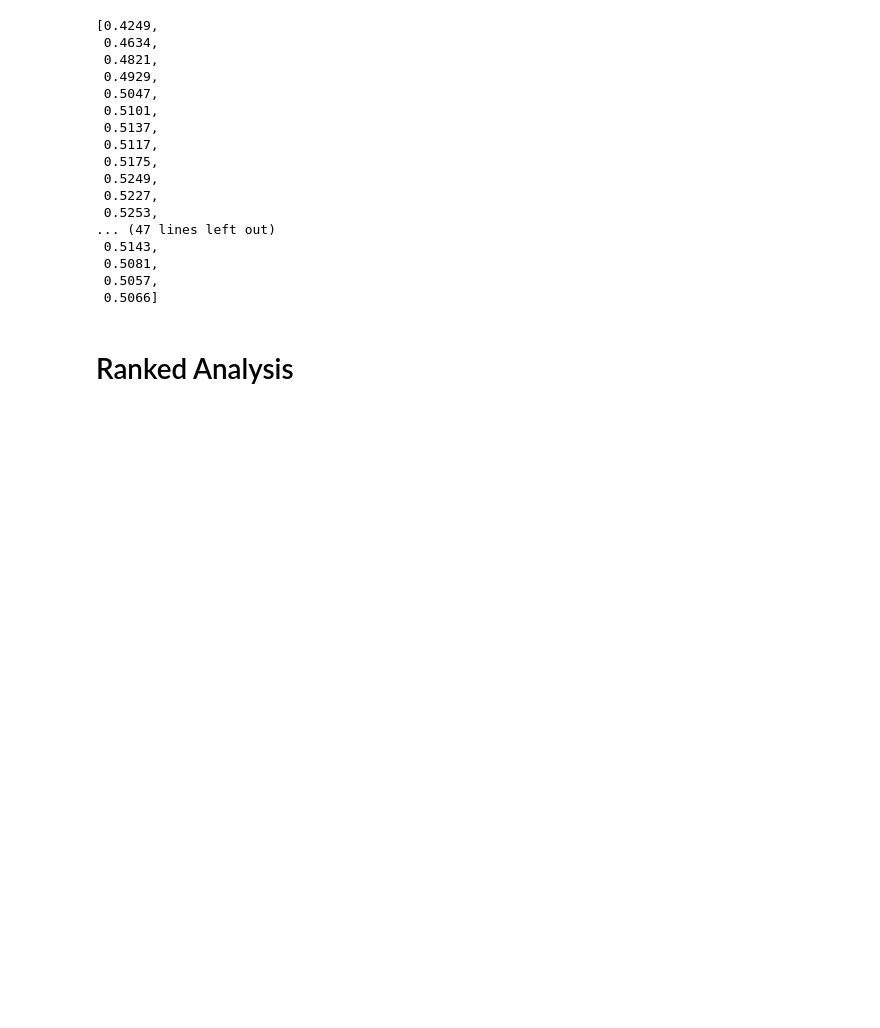
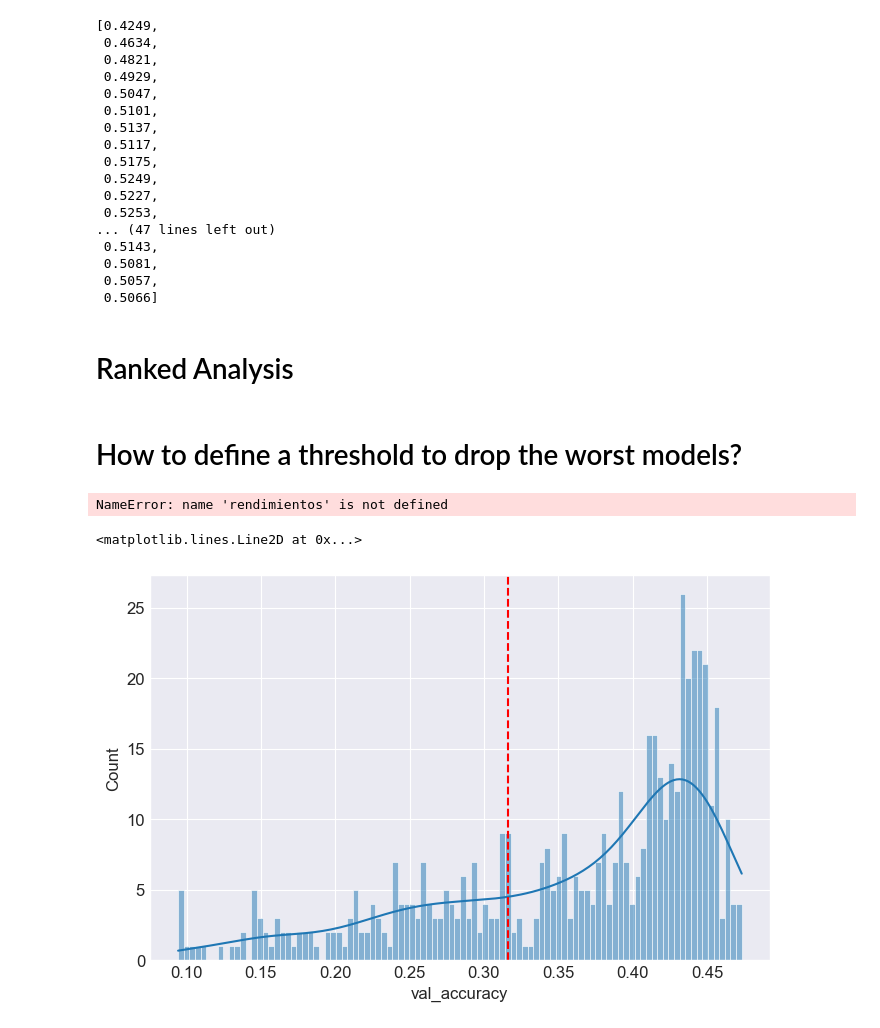
Before and after one commit to topsy-13/NAS_pretesting, a Jupyter notebook: OE-Tests/analyze_experiments 2.0.ipynb, the cells around one changed output. Cells and saved outputs as stored; diff of their text form; code cells hidden in the pictures; blank space fills up the shorter version.

```diff
--- a/OE-Tests/analyze_experiments 2.0.ipynb
+++ b/OE-Tests/analyze_experiments 2.0.ipynb
@@ -343,3 +371,17 @@ def get_top_models_overlap(df1, df2, id_column='ID', score_column='val_accuracy'
         'df1_in_df2': df1_in_top_of_df2,
         'df2_in_df1': df2_in_top_of_df1
     }
+# %% [markdown]
+# How to define a threshold to drop the worst models?
+# %%
+rendimientos
+# %% [output]
+NameError: name 'rendimientos' is not defined
+# %%
+plt.figure(figsize=(8, 5))
+rendimientos = oe_df[oe_df['n_epochs'] == 1][metric]
+sns.histplot(rendimientos, bins=100, kde=True)
+plt.axvline(sorted(rendimientos)[int(len(rendimientos) * 0.3)], color='red', linestyle='dashed', label="30% peor desempeño")
+# %% [output]
+<matplotlib.lines.Line2D at 0x...>
+[figure, added]
```
Also changed, not shown: parts of 37 cells of this notebook.
